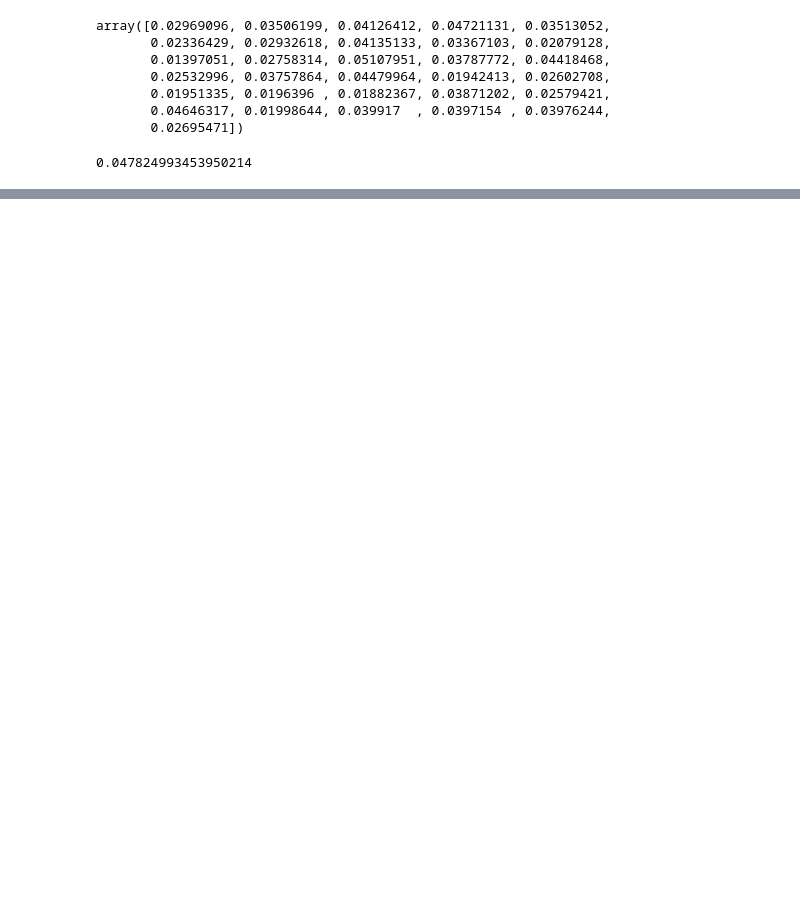
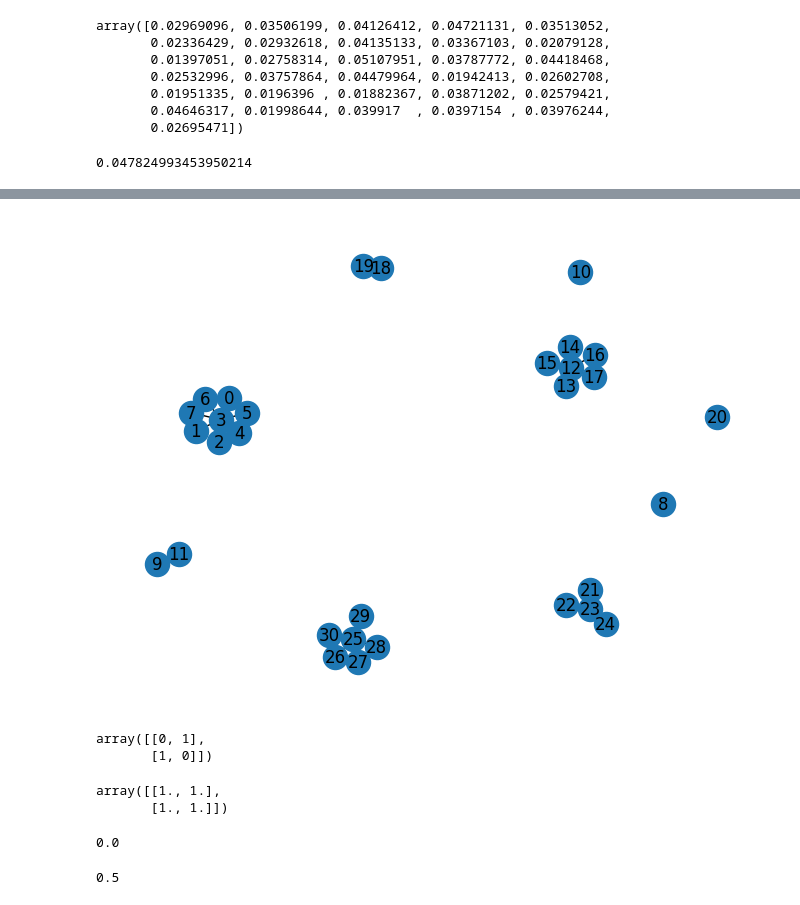
Before and after one commit to lesliebinbin/bootstrap-data-science, a Jupyter notebook: session19_new_thing.ipynb, the cells around one changed output, grey strips where cells are left out. Drawn from its saved outputs; the diff is of its cells as text; code cells hidden in the pictures; blank space fills up the shorter version.

```diff
--- a/session19_new_thing.ipynb
+++ b/session19_new_thing.ipynb
@@ -181,0 +279,2 @@ centrality
+# %%
+G_copied = G.copy()
@@ -181,0 +283,5 @@ centrality
+# %%
+np.random.seed(1)
+nx.draw(G_copied, with_labels=True)
+# %% [output]
+[figure, added]
@@ -181,0 +294,5 @@ centrality
+# %%
+M1
+# %% [output]
+array([[0, 1],
+       [1, 0]])
@@ -181,0 +301,5 @@ centrality
+# %%
+M2
+# %% [output]
+array([[1., 1.],
+       [1., 1.]])
@@ -181,0 +308,8 @@ centrality
+# %%
+flow1
+# %% [output]
+0.0
+# %%
+flow2
+# %% [output]
+0.5
```
Also changed, not shown: parts of 49 cells of this notebook.
